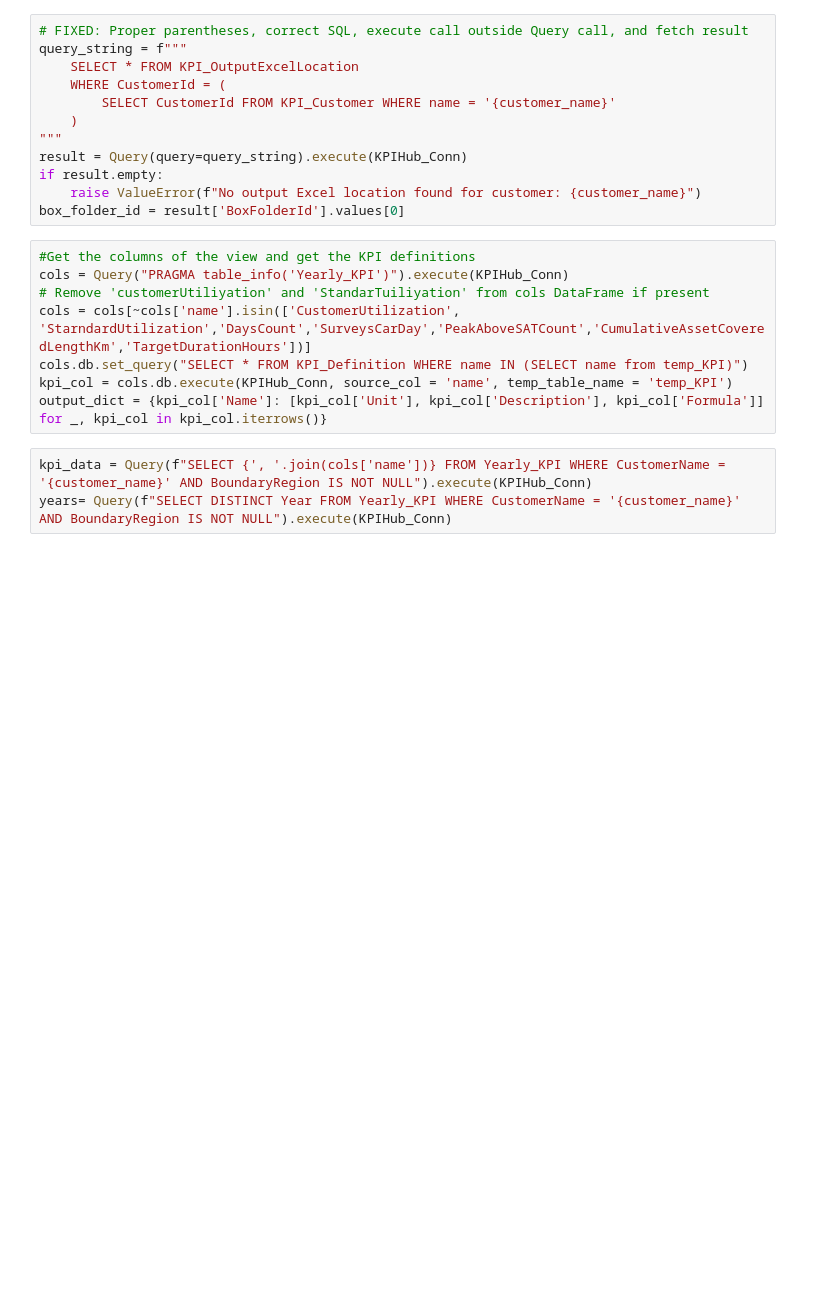
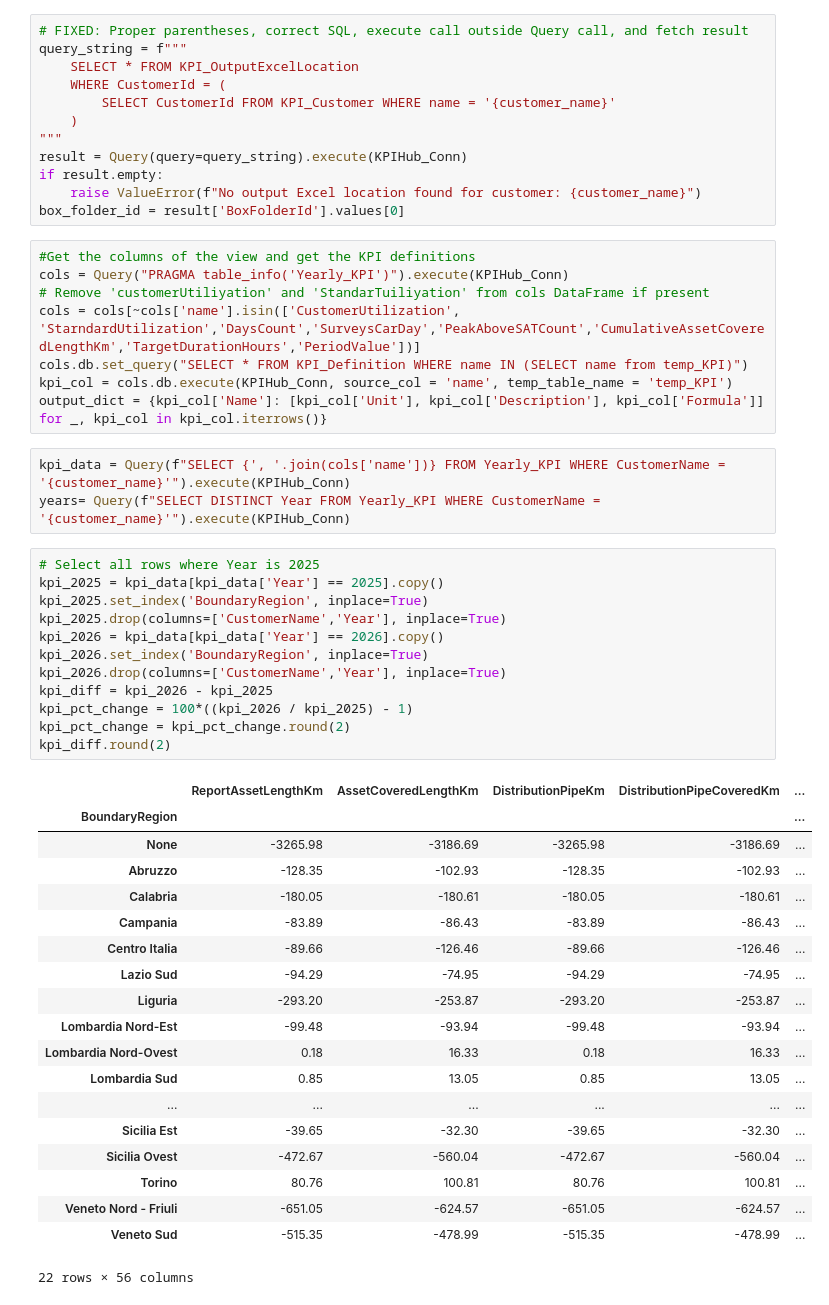
Before and after one commit to picarro-dsoler/KPIHub, a Jupyter notebook: tools/KPIOutput/ExcelOutput/KPIHub_ExcelOutput_Yearly_ITGAnalysis.ipynb, the cells around one changed output. Drawn from its saved outputs; the diff is of its cells as text; blank space fills up the shorter version.

```diff
--- a/tools/KPIOutput/ExcelOutput/KPIHub_ExcelOutput_Yearly_ITGAnalysis.ipynb
+++ b/tools/KPIOutput/ExcelOutput/KPIHub_ExcelOutput_Yearly_ITGAnalysis.ipynb
@@ -54,13 +54,45 @@ box_folder_id = result['BoxFolderId'].values[0]
 #Get the columns of the view and get the KPI definitions
 cols = Query("PRAGMA table_info('Yearly_KPI')").execute(KPIHub_Conn)
 # Remove 'customerUtiliyation' and 'StandarTuiliyation' from cols DataFrame if present
-cols = cols[~cols['name'].isin(['CustomerUtilization', 'StarndardUtilization','DaysCount','SurveysCarDay','PeakAboveSATCount','CumulativeAssetCoveredLengthKm','TargetDurationHours'])]
+cols = cols[~cols['name'].isin(['CustomerUtilization', 'StarndardUtilization','DaysCount','SurveysCarDay','PeakAboveSATCount','CumulativeAssetCoveredLengthKm','TargetDurationHours','PeriodValue'])]
 cols.db.set_query("SELECT * FROM KPI_Definition WHERE name IN (SELECT name from temp_KPI)")
 kpi_col = cols.db.execute(KPIHub_Conn, source_col = 'name', temp_table_name = 'temp_KPI')
 output_dict = {kpi_col['Name']: [kpi_col['Unit'], kpi_col['Description'], kpi_col['Formula']] for _, kpi_col in kpi_col.iterrows()}
 # %%
-kpi_data = Query(f"SELECT {', '.join(cols['name'])} FROM Yearly_KPI WHERE CustomerName = '{customer_name}' AND BoundaryRegion IS NOT NULL").execute(KPIHub_Conn)
-years= Query(f"SELECT DISTINCT Year FROM Yearly_KPI WHERE CustomerName = '{customer_name}' AND BoundaryRegion IS NOT NULL").execute(KPIHub_Conn)
+kpi_data = Query(f"SELECT {', '.join(cols['name'])} FROM Yearly_KPI WHERE CustomerName = '{customer_name}'").execute(KPIHub_Conn)
+years= Query(f"SELECT DISTINCT Year FROM Yearly_KPI WHERE CustomerName = '{customer_name}'").execute(KPIHub_Conn)
+# %%
+# Select all rows where Year is 2025
+kpi_2025 = kpi_data[kpi_data['Year'] == 2025].copy()
+kpi_2025.set_index('BoundaryRegion', inplace=True)
+kpi_2025.drop(columns=['CustomerName','Year'], inplace=True)
+kpi_2026 = kpi_data[kpi_data['Year'] == 2026].copy()
+kpi_2026.set_index('BoundaryRegion', inplace=True)
+kpi_2026.drop(columns=['CustomerName','Year'], inplace=True)
+kpi_diff = kpi_2026 - kpi_2025
+kpi_pct_change = 100*((kpi_2026 / kpi_2025) - 1)
+kpi_pct_change = kpi_pct_change.round(2)
+kpi_diff.round(2)
+# %% [output]
+|  | ReportAssetLengthKm | AssetCoveredLengthKm | DistributionPipeKm | DistributionPipeCoveredKm | ... |
+| BoundaryRegion |  |  |  |  | ... |
+| None | -3265.98 | -3186.69 | -3265.98 | -3186.69 | ... |
+| Abruzzo | -128.35 | -102.93 | -128.35 | -102.93 | ... |
+| Calabria | -180.05 | -180.61 | -180.05 | -180.61 | ... |
+| Campania | -83.89 | -86.43 | -83.89 | -86.43 | ... |
+| Centro Italia | -89.66 | -126.46 | -89.66 | -126.46 | ... |
+| Lazio Sud | -94.29 | -74.95 | -94.29 | -74.95 | ... |
+| Liguria | -293.20 | -253.87 | -293.20 | -253.87 | ... |
+| Lombardia Nord-Est | -99.48 | -93.94 | -99.48 | -93.94 | ... |
+| Lombardia Nord-Ovest | 0.18 | 16.33 | 0.18 | 16.33 | ... |
+| Lombardia Sud | 0.85 | 13.05 | 0.85 | 13.05 | ... |
+| ... | ... | ... | ... | ... | ... |
+| Sicilia Est | -39.65 | -32.30 | -39.65 | -32.30 | ... |
+| Sicilia Ovest | -472.67 | -560.04 | -472.67 | -560.04 | ... |
+| Torino | 80.76 | 100.81 | 80.76 | 100.81 | ... |
+| Veneto Nord - Friuli | -651.05 | -624.57 | -651.05 | -624.57 | ... |
+| Veneto Sud | -515.35 | -478.99 | -515.35 | -478.99 | ... |
+22 rows × 56 columns
 # %%
 with pd.ExcelWriter(file_name) as writer:
     for _, region_row in years.iterrows():
```
Also changed, not shown: parts of 6 cells of this notebook, 9 other files.
